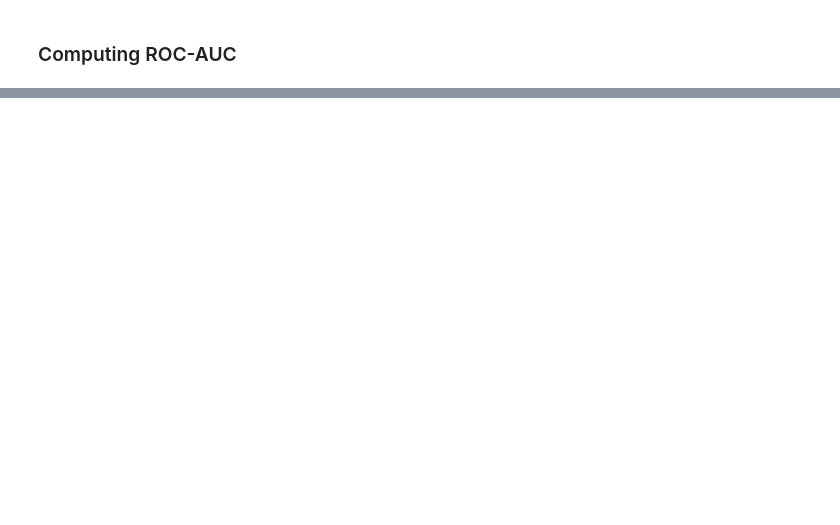
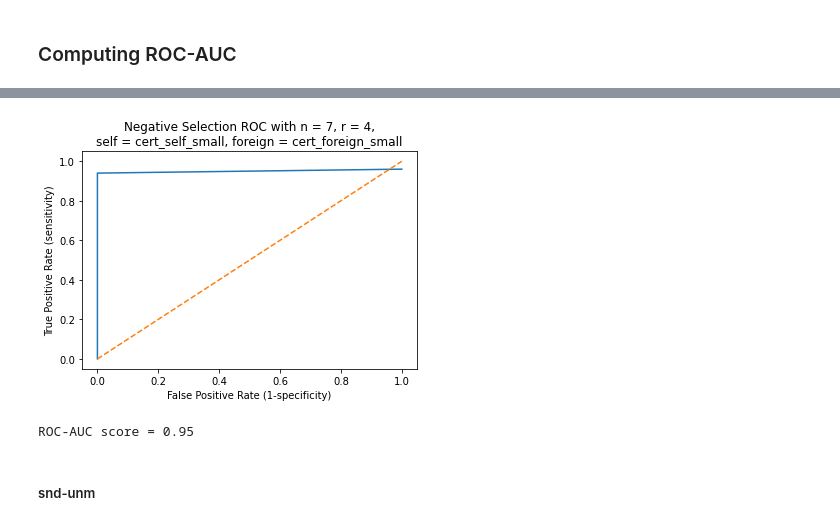
Before and after one commit to Avuerro/NaturalComputing, a Jupyter notebook: Assignment3-AIS/Assignment3_AIS_Exercise2.ipynb, the cells around one changed output, grey strips where cells are left out. Saved outputs shown, nothing was run; the diff lists cells and outputs as text; code cells hidden in the pictures; blank space fills up the shorter version.

Commit message:
Added exercise 2 + outputs

```diff
--- a/Assignment3-AIS/Assignment3_AIS_Exercise2.ipynb
+++ b/Assignment3-AIS/Assignment3_AIS_Exercise2.ipynb
@@ -10,3 +22,5 @@ import os
+# %%
+RUN_ALGORITHM = False
 # %% [markdown]
 ### Interfacing with the Java implementation of the Negative Selection algorithm
 # %%
@@ -146,0 +216,11 @@ def roc_auc(merged_outputs, title = 'Nog Mooiere en Minder Gehandicapte ROC-Curv
+# %%
+if RUN_ALGORITHM:
+    # Get the output of the negative selection algorithm on the snd-cert testing sets using the full training set
+    cert_self_full_outputs = get_negsel_outputs("syscalls/snd-cert/snd-cert.self_small.test",
+                                                "syscalls/snd-cert/snd-cert.chunked_full.train",
+                                                "syscalls/snd-cert/snd-cert.alpha",
+                                                n=7, r=4)
+    cert_foreign_full_outputs = get_negsel_outputs("syscalls/snd-cert/snd-cert.foreign_small.test",
+                                                   "syscalls/snd-cert/snd-cert.chunked_full.train",
+                                                   "syscalls/snd-cert/snd-cert.alpha",
+                                                   n=7, r=4)
@@ -146,0 +232,17 @@ def roc_auc(merged_outputs, title = 'Nog Mooiere en Minder Gehandicapte ROC-Curv
+# %%
+# Reload data if required
+if not RUN_ALGORITHM:
+    with open(f"outputs/cert_self_full.outputs", "r") as f:
+        cert_self_full_outputs = [float(line.rstrip()) for line in f.readlines()]
+    with open(f"outputs/cert_foreign_full.outputs", "r") as f:
+        cert_foreign_full_outputs = [float(line.rstrip()) for line in f.readlines()]
+
+# Compute and show ROC-AUC
+roc_auc(cert_self_full_outputs,
+        cert_foreign_full_outputs,
+        "Negative Selection ROC with n = 7, r = 4,\nself = cert_self_small, foreign = cert_foreign_small")
+# %% [output]
+[figure, added]
+ROC-AUC score = 0.95
+# %% [markdown]
+##### snd-unm
```
Also changed, not shown: parts of 56 cells of this notebook, 12 other files.
